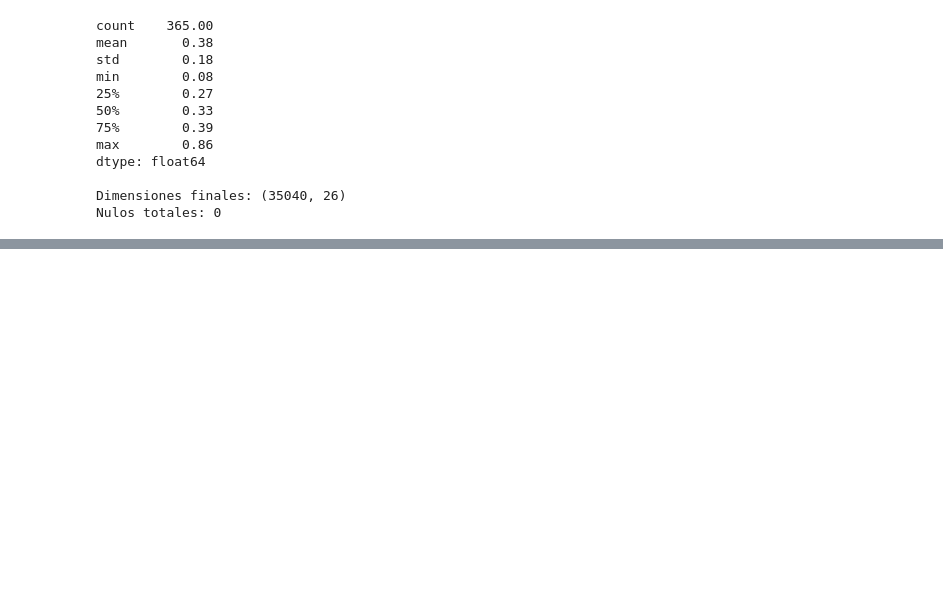
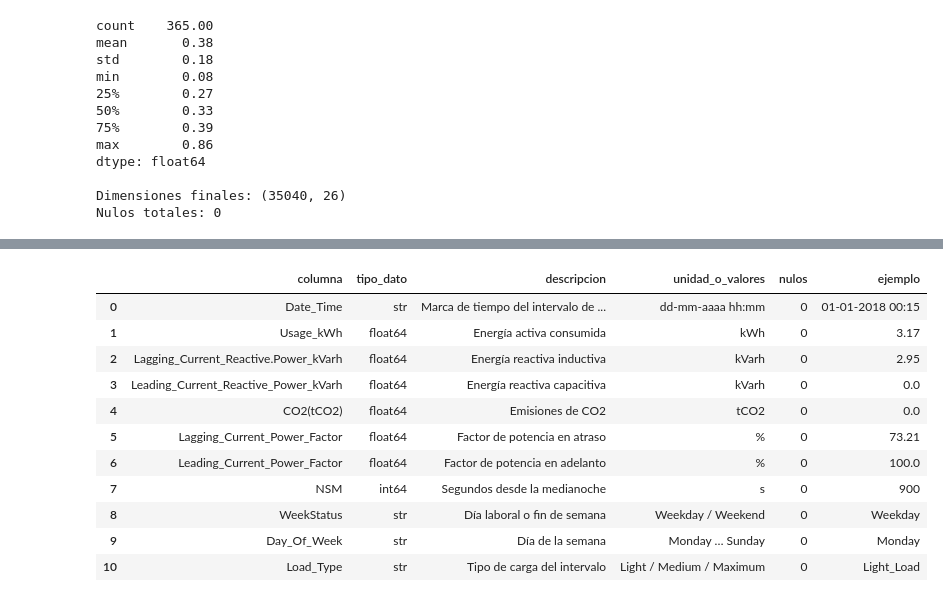
Before and after one commit to mariacaro-freefire/steel-energy-analytics, a Jupyter notebook: notebooks/01_ETL.ipynb, the cells around one changed output, grey strips where cells are left out. Cells and saved outputs as stored; diff of their text form; code cells hidden in the pictures; blank space fills up the shorter version.

```diff
--- a/notebooks/01_ETL.ipynb
+++ b/notebooks/01_ETL.ipynb
@@ -666,0 +726,43 @@ Nulos totales: 0
+# %%
+# =============================================================
+# Celda 19: Diccionario de datos - ANTES (dataset original)
+# =============================================================
+
+# Descripción y unidad de cada columna original (según la ficha de UCI)
+desc_original = {
+    "Date_Time": ("Marca de tiempo del intervalo de 15 min", "dd-mm-aaaa hh:mm"),
+    "Usage_kWh": ("Energía activa consumida", "kWh"),
+    "Lagging_Current_Reactive.Power_kVarh": ("Energía reactiva inductiva", "kVarh"),
+    "Leading_Current_Reactive_Power_kVarh": ("Energía reactiva capacitiva", "kVarh"),
+    "CO2(tCO2)": ("Emisiones de CO2", "tCO2"),
+    "Lagging_Current_Power_Factor": ("Factor de potencia en atraso", "%"),
+    "Leading_Current_Power_Factor": ("Factor de potencia en adelanto", "%"),
+    "NSM": ("Segundos desde la medianoche", "s"),
+    "WeekStatus": ("Día laboral o fin de semana", "Weekday / Weekend"),
+    "Day_Of_Week": ("Día de la semana", "Monday … Sunday"),
+    "Load_Type": ("Tipo de carga del intervalo", "Light / Medium / Maximum"),
+}
+
+# Construimos el diccionario a partir de df_raw, la foto intacta del Bloque 1
+dicc_antes = pd.DataFrame({
+    "columna": df_raw.columns,
+    "tipo_dato": df_raw.dtypes.astype(str).values,
+    "descripcion": [desc_original[c][0] for c in df_raw.columns],
+    "unidad_o_valores": [desc_original[c][1] for c in df_raw.columns],
+    "nulos": df_raw.isna().sum().values,
+    "ejemplo": df_raw.iloc[0].astype(str).values,   # valor de la primera fila
+})
+dicc_antes
+# %% [output]
+|  | columna | tipo_dato | descripcion | unidad_o_valores | nulos | ejemplo |
+| 0 | Date_Time | str | Marca de tiempo del intervalo de ... | dd-mm-aaaa hh:mm | 0 | 01-01-2018 00:15 |
+| 1 | Usage_kWh | float64 | Energía activa consumida | kWh | 0 | 3.17 |
+| 2 | Lagging_Current_Reactive.Power_kVarh | float64 | Energía reactiva inductiva | kVarh | 0 | 2.95 |
+| 3 | Leading_Current_Reactive_Power_kVarh | float64 | Energía reactiva capacitiva | kVarh | 0 | 0.0 |
+| 4 | CO2(tCO2) | float64 | Emisiones de CO2 | tCO2 | 0 | 0.0 |
+| 5 | Lagging_Current_Power_Factor | float64 | Factor de potencia en atraso | % | 0 | 73.21 |
+| 6 | Leading_Current_Power_Factor | float64 | Factor de potencia en adelanto | % | 0 | 100.0 |
+| 7 | NSM | int64 | Segundos desde la medianoche | s | 0 | 900 |
+| 8 | WeekStatus | str | Día laboral o fin de semana | Weekday / Weekend | 0 | Weekday |
+| 9 | Day_Of_Week | str | Día de la semana | Monday … Sunday | 0 | Monday |
+| 10 | Load_Type | str | Tipo de carga del intervalo | Light / Medium / Maximum | 0 | Light_Load |
```
Also changed, not shown: parts of 4 cells of this notebook, 5 other files.
